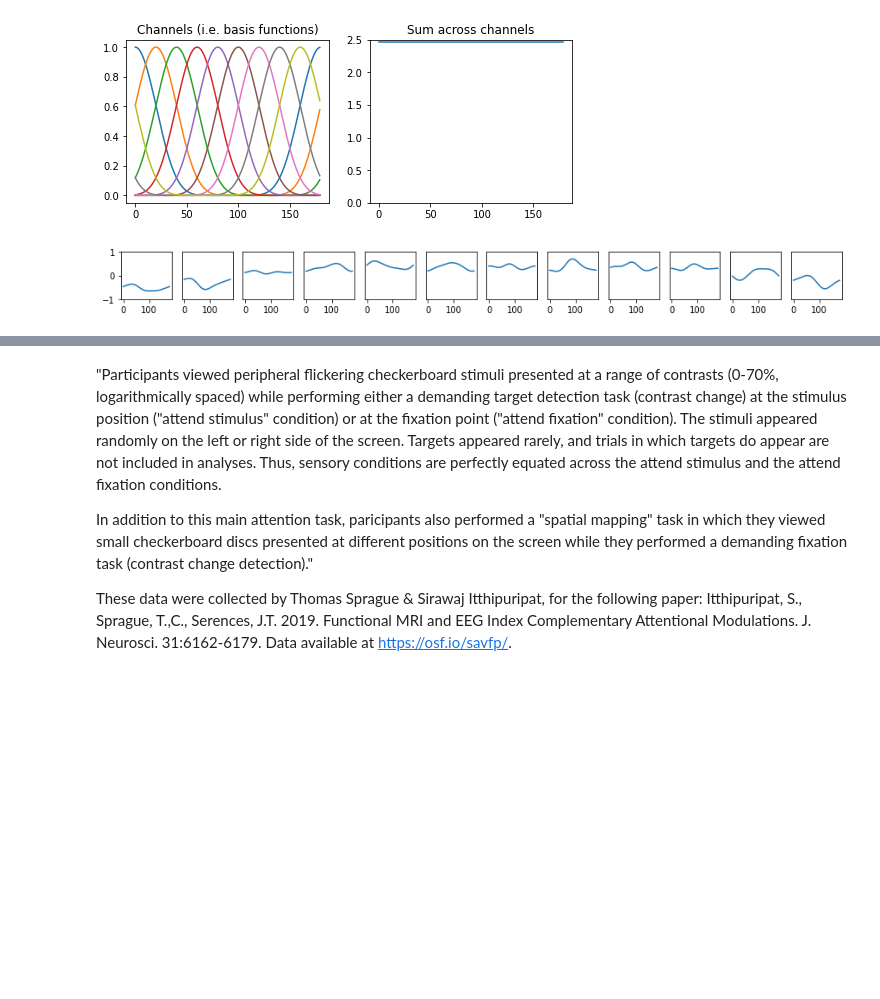
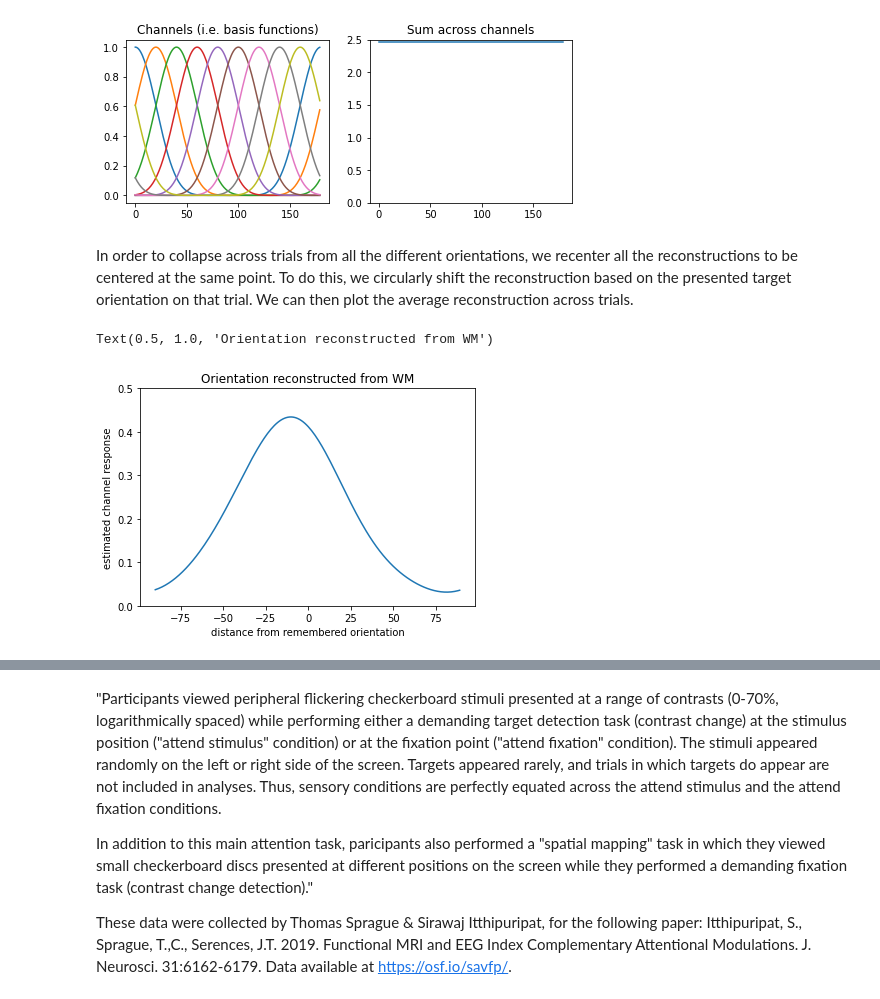
Before and after one commit to brainiak/brainiak-aperture, a Jupyter notebook: notebooks/iem/iem.ipynb, the cells around one changed output, grey strips where cells are left out. Drawn from its saved outputs; the diff is of its cells as text; code cells hidden in the pictures; blank space fills up the shorter version.

```diff
--- a/notebooks/iem/iem.ipynb
+++ b/notebooks/iem/iem.ipynb
@@ -36,4 +36,4 @@ iem_obj = IEM.InvertedEncoding1D(n_channels, cos_exponent,
 # %%
-iem_obj = iem_obj.fit(wm_data['trn'], wm_data['trn_conds'])
+iem_obj0 = iem_obj0.fit(wm_data['trn'], wm_data['trn_conds'])
 # %%
 # Let's visualize the basis functions.
@@ -54,29 +54,3 @@ plt.title('Sum across channels')
 (9, 180)
 Text(0.5, 1.0, 'Sum across channels')
 [figure]
-# %%
-# Test the model on individual TRs
-tst_mem_tc = wm_data['tst_d']
-n_tr, n_vox, n_tst_mem = tst_mem_tc.shape
-pred_features = np.ones((n_tr, feature_resolution, n_tst_mem)) * np.nan
-# Re-center all the reconstructions to a common point
-shift_to = 90
-pred_features_centered = np.ones_like(pred_features) * np.nan
-for tr in range(n_tr):
-    pred_features[tr, :, :] = iem_obj._predict_feature_responses(
-        wm_data['tst_d'][tr, :, :].squeeze().transpose())
-    for trial in range(n_tst_mem):
-        pred_features_centered[tr, :, trial] = np.roll(pred_features[tr, :, trial],
-                                               int(wm_data['tst_d_conds'][trial] - shift_to))
-
-# Average across trials
-avg_feats = pred_features_centered.mean(axis=2)
-
-f, ax = plt.subplots(1, 12, figsize=[15, 1])
-for i in np.arange(0, 23, 2):
-    ax[i//2].plot(iem_obj.channel_domain, avg_feats[i, :])
-    ax[i//2].set_ylim([-1,1])
-    if i > 0:
-        ax[i//2].get_yaxis().set_visible(False)
-# %% [output]
-[figure, removed]
@@ -88,0 +57,24 @@ for i in np.arange(0, 23, 2):
+# %%
+# Test the model on remembered orientation
+tst_mem_tc = wm_data['tst_m']
+n_tst_mem, n_vox = tst_mem_tc.shape
+mpred_features = iem_obj0._predict_feature_responses(wm_data['tst_m'])
+# %% [markdown]
+In order to collapse across trials from all the different orientations, we recenter all the reconstructions to be centered at the same point. To do this, we circularly shift the reconstruction based on the presented target orientation on that trial. We can then plot the average reconstruction across trials.
+# %%
+mpred_features_centered = np.ones((feature_resolution, n_tst_mem)) * np.nan
+# Re-center all the reconstructions to a common point
+shift_to = 90
+for trial in range(n_tst_mem):
+    mpred_features_centered[:, trial] = np.roll(mpred_features[:, trial],
+                                               int(wm_data['tst_m_conds'][trial] - shift_to))
+
+avg_feats = mpred_features_centered.mean(axis=1)
+plt.plot(iem_obj0.channel_domain - shift_to, avg_feats)
+plt.ylim([0, 0.5])
+plt.xlabel('distance from remembered orientation')
+plt.ylabel('estimated channel response')
+plt.title('Orientation reconstructed from WM')
+# %% [output]
+Text(0.5, 1.0, 'Orientation reconstructed from WM')
+[figure, added]
```
Also changed, not shown: parts of 31 cells of this notebook.
